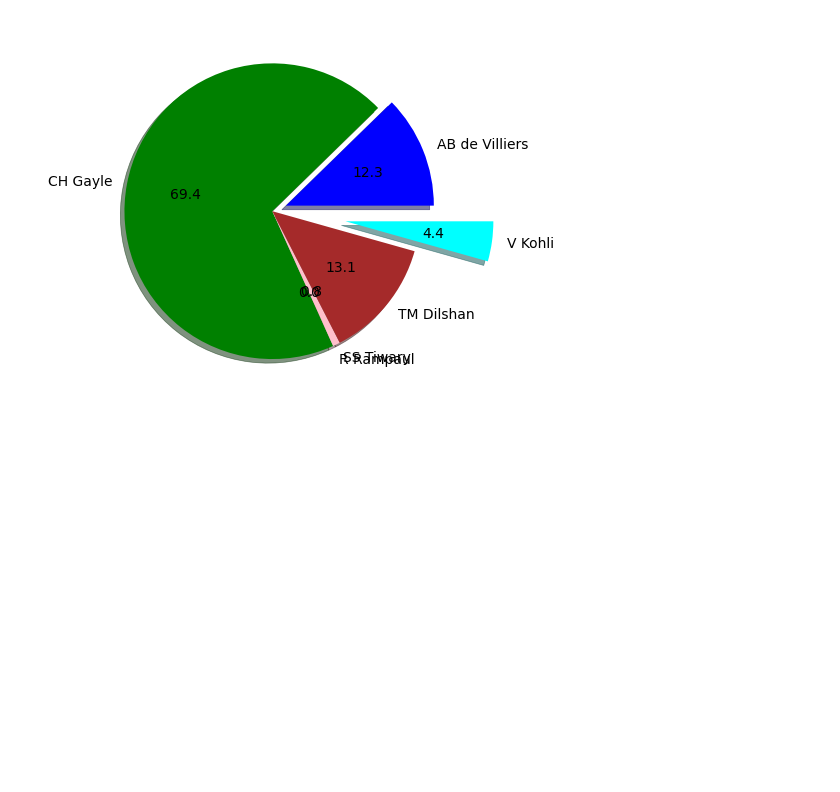
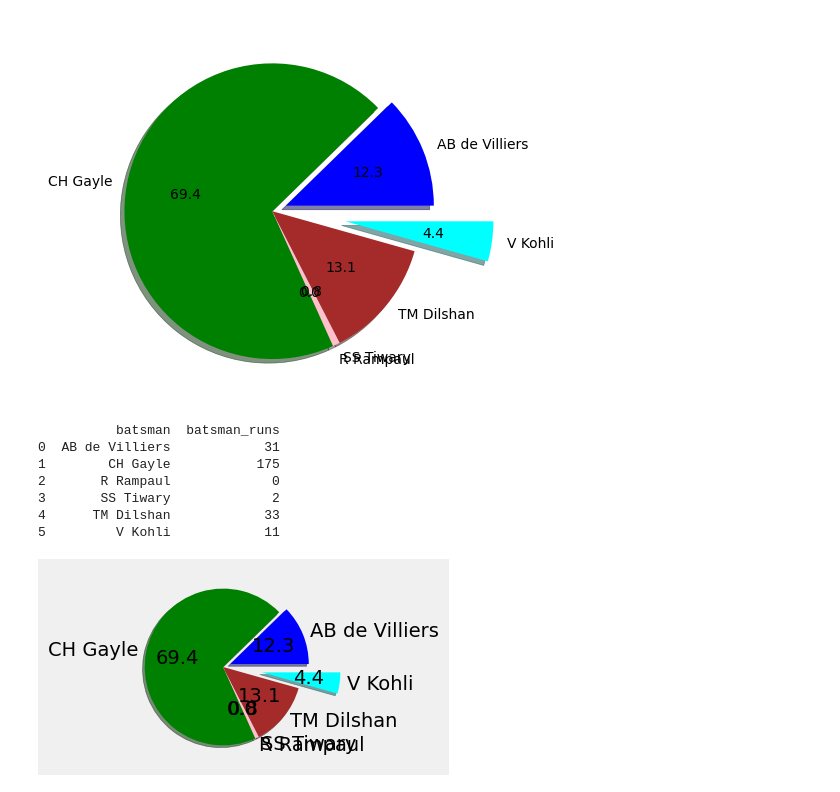
Before and after one commit to santoshbohra123/matplotlib, a Jupyter notebook: Phase-2.ipynb, the cells around one changed output. Saved outputs shown, nothing was run; the diff lists cells and outputs as text; code cells hidden in the pictures; blank space fills up the shorter version.

Commit message:
save figure in matplotlib

```diff
--- a/Phase-2.ipynb
+++ b/Phase-2.ipynb
@@ -121,3 +121,28 @@ plt.show()
 4      TM Dilshan            33
 5         V Kohli            11
 [figure]
+# %%
+# save figure
+
+df = pd.read_csv("gayle-175.csv")
+print(df)
+
+x = ["blue","green","yellow","pink","brown","cyan"]
+plt.pie(df["batsman_runs"],labels=df["batsman"]
+              ,autopct="%0.1f",colors=x   # imp line for showing percentage %0.1f
+              ,explode=[0.1,0,0,0,0,0.5]    # one part outside from chart.
+
+              , shadow=True
+        )
+# plt.show() not use show(func here)
+
+plt.savefig("smple.png")
+# %% [output]
+          batsman  batsman_runs
+0  AB de Villiers            31
+1        CH Gayle           175
+2       R Rampaul             0
+3       SS Tiwary             2
+4      TM Dilshan            33
+5         V Kohli            11
+[figure, added]
```
Also changed, not shown: 1 other file.
